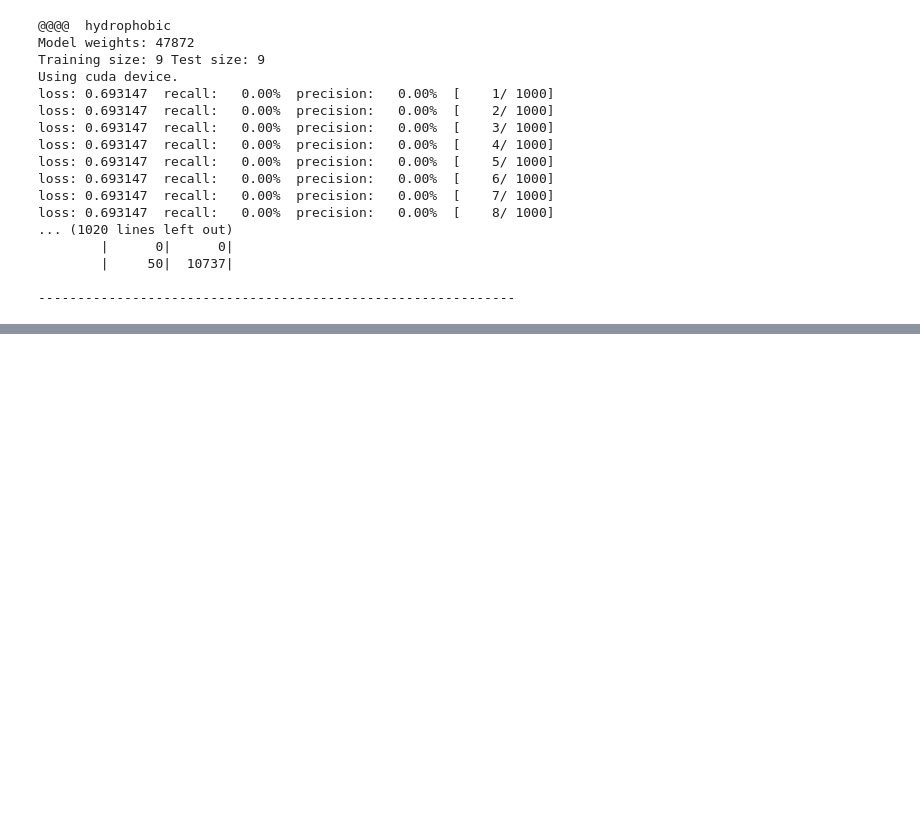
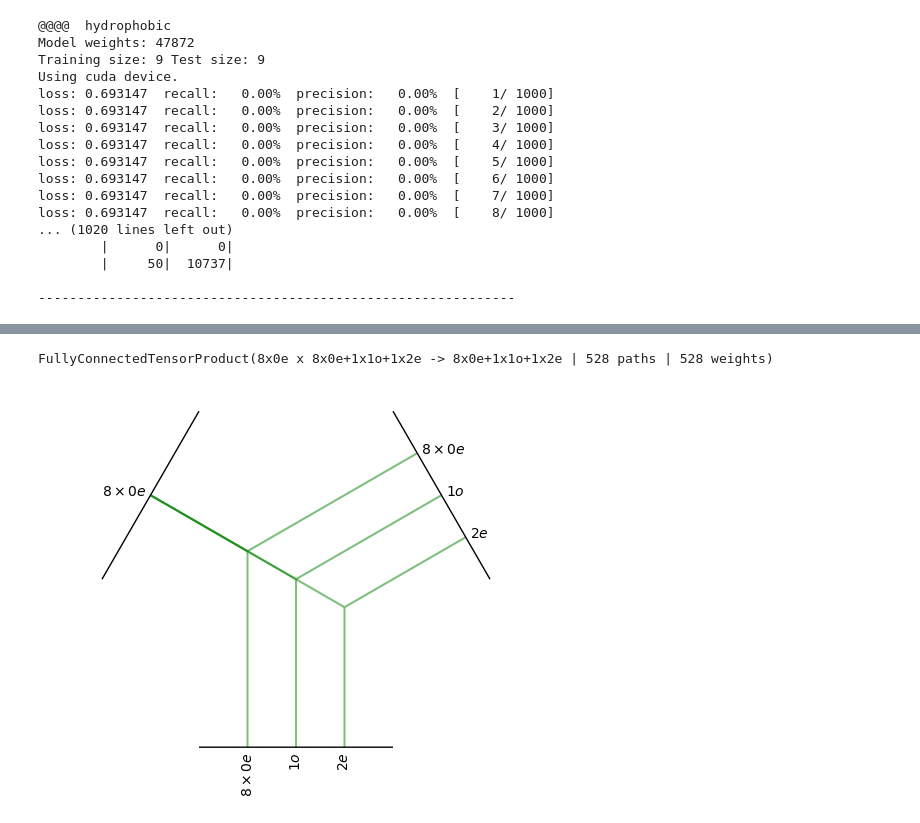
Before and after one commit to Hackefleisch/LearnableInteractionKernel, a Jupyter notebook: molecular_conv.ipynb, the cells around one changed output, grey strips where cells are left out. Drawn from its saved outputs; the diff is of its cells as text; code cells hidden in the pictures; blank space fills up the shorter version.

```diff
--- a/molecular_conv.ipynb
+++ b/molecular_conv.ipynb
@@ -124,0 +131,6 @@ Data(x=[3, 10], test=[10])
+# %%
+e3tp_node_update_initial.visualize()
+e3tp_node_update_initial
+# %% [output]
+FullyConnectedTensorProduct(8x0e x 8x0e+1x1o+1x2e -> 8x0e+1x1o+1x2e | 528 paths | 528 weights)
+[figure, added]
```
Also changed, not shown: parts of 5 cells of this notebook.
